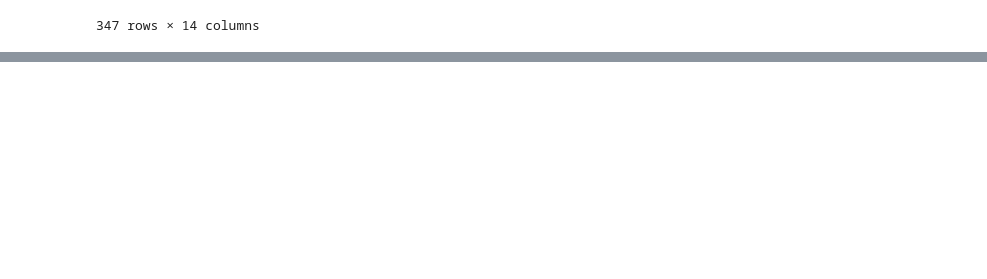
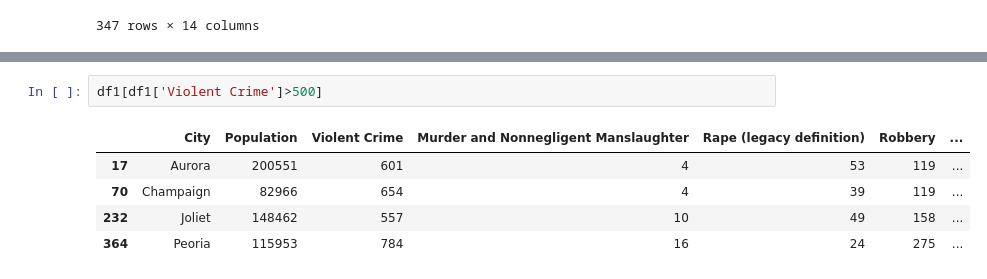
Before and after one commit to ayan1995/Thinkful, a Jupyter notebook: Bootcamp/Unit 2 Supervised Learning/Lesson 4 Linear Regression/Multivariable Regression Model.ipynb, the cells around one changed output, grey strips where cells are left out. Saved outputs shown, nothing was run; the diff lists cells and outputs as text; blank space fills up the shorter version.

```diff
--- a/Bootcamp/Unit 2 Supervised Learning/Lesson 4 Linear Regression/Multivariable Regression Model.ipynb
+++ b/Bootcamp/Unit 2 Supervised Learning/Lesson 4 Linear Regression/Multivariable Regression Model.ipynb
@@ -179,0 +238,8 @@ R-squared:
+# %%
+df1[df1['Violent Crime']>500]
+# %% [output]
+|  | City | Population | Violent Crime | Murder and Nonnegligent Manslaughter | Rape (legacy definition) | Robbery | ... |
+| 17 | Aurora | 200551 | 601 | 4 | 53 | 119 | ... |
+| 70 | Champaign | 82966 | 654 | 4 | 39 | 119 | ... |
+| 232 | Joliet | 148462 | 557 | 10 | 49 | 158 | ... |
+| 364 | Peoria | 115953 | 784 | 16 | 24 | 275 | ... |
```
Also changed, not shown: parts of 15 cells of this notebook, 2 other files.
